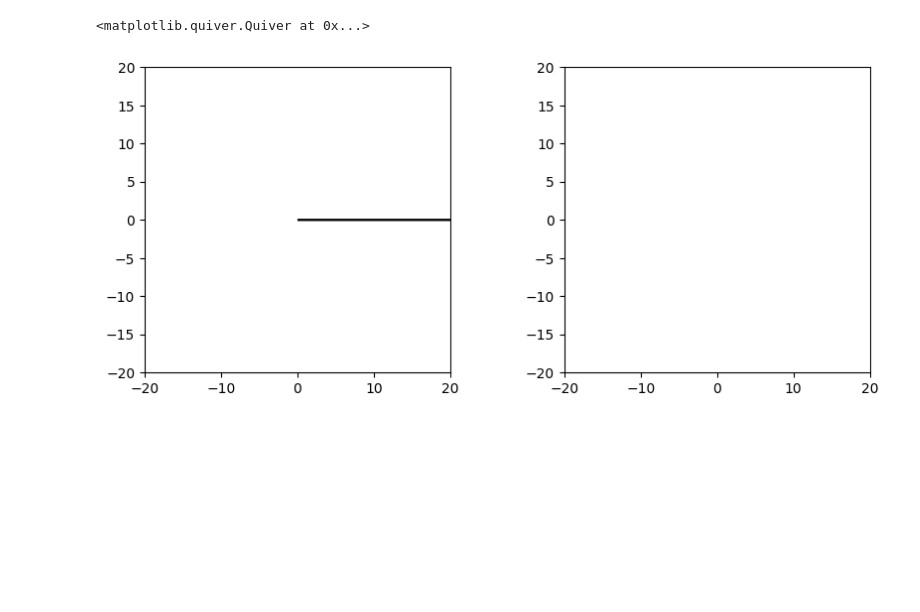
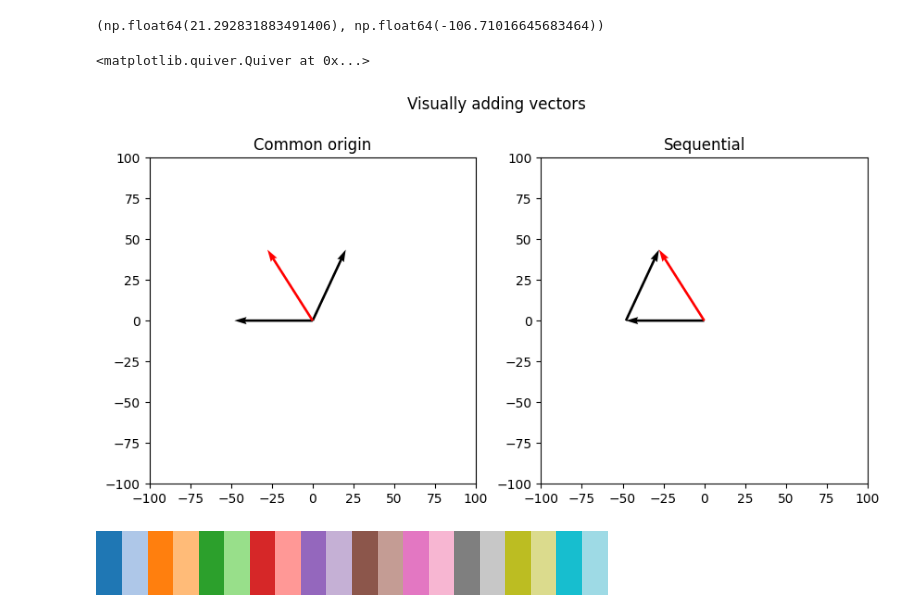
Before and after one commit to MrEnigmamgine/notes, a Jupyter notebook: scratch/visually adding vectors.ipynb, the cells around one changed output. Drawn from its saved outputs; the diff is of its cells as text; code cells hidden in the pictures; blank space fills up the shorter version.

```diff
--- a/scratch/visually adding vectors.ipynb
+++ b/scratch/visually adding vectors.ipynb
@@ -41,18 +21,7 @@ v1 = np.array([0,17])
 v2 = p2v(7, -119)
-# %%
-origin = np.array([0,0])
-v1 = np.array([0,17])
-v2 = p2v(7, -119)
-
-n = 20
-
-fig, axes = plt.subplots(1,2, figsize = (10,4))
-for ax in axes:
-    ax.set_aspect('equal')
-    ax.set_ylim(-n,n)
-    ax.set_xlim(-n,n)
-
-axes[0].quiver(*origin, *v2, angles='xy', scale=1)
-# %% [output]
-<matplotlib.quiver.Quiver at 0x...>
-[figure, removed]
+# %%
+v_sum = v2-v1
+
+v2p(v_sum)
+# %% [output]
+(np.float64(21.292831883491406), np.float64(-106.71016645683464))
@@ -58,0 +34,36 @@ axes[0].quiver(*origin, *v2, angles='xy', scale=1)
+# %%
+v1 = p2v(48, 0) #km/h, deg
+v2 = p2v(48, 90-25) #km/h, deg
+vectors = [-v1, v2]
+# %%
+
+n = 100
+
+fig, axes = plt.subplots(1,2, figsize = (10,5))
+fig.suptitle("Visually adding vectors")
+axes[0].set_title("Common origin")
+axes[1].set_title("Sequential")
+
+for ax in axes:
+    ax.set_aspect('equal')
+    ax.set_ylim(-n,n)
+    ax.set_xlim(-n,n)
+
+origin = np.array([0,0])
+v_sum = np.array([0,0])
+
+for vector in vectors:
+    axes[0].quiver(*origin, *vector, angles='xy', scale_units='xy', scale=1)
+    axes[1].quiver(*v_sum, *vector, angles='xy', scale_units='xy', scale=1)
+    v_sum = v_sum + vector
+
+axes[0].quiver(*origin, *v_sum, angles='xy', scale_units='xy', scale=1, color='red')
+axes[1].quiver(*origin, *v_sum, angles='xy', scale_units='xy', scale=1, color='red')
+# %% [output]
+<matplotlib.quiver.Quiver at 0x...>
+[figure, added]
+# %%
+colors = plt.colormaps.get('tab20')
+colors
+# %% [output]
+[figure, added]
```
Also changed, not shown: parts of 4 cells of this notebook, 9 other files.
